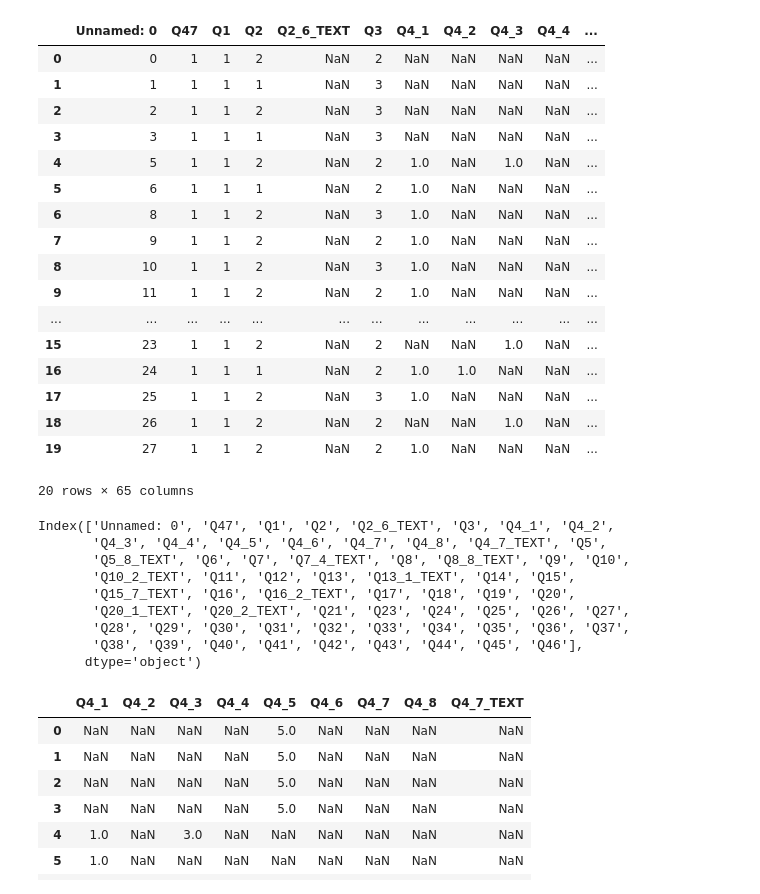
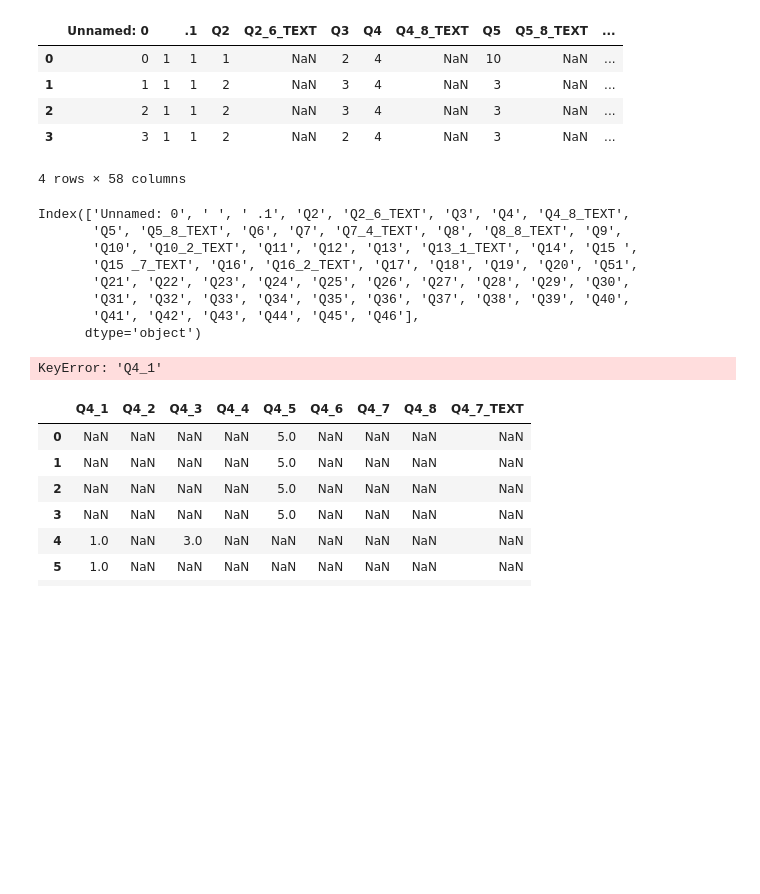
Before and after one commit to lozo6/slp-survey-analytics, a Jupyter notebook: enhance.ipynb, the cells around one changed output. Cells and saved outputs as stored; diff of their text form; code cells hidden in the pictures; blank space fills up the shorter version.

```diff
--- a/enhance.ipynb
+++ b/enhance.ipynb
@@ -2,38 +2,25 @@
 import pandas as pd
 import numpy as np
 # %%
-df = pd.read_csv('data/newEnglishSLP.csv')
+df = pd.read_csv('data/newSpanishSLP.csv')
 df
 # %% [output]
-|  | Unnamed: 0 | Q47 | Q1 | Q2 | Q2_6_TEXT | Q3 | Q4_1 | Q4_2 | Q4_3 | Q4_4 | ... |
-| 0 | 0 | 1 | 1 | 2 | NaN | 2 | NaN | NaN | NaN | NaN | ... |
-| 1 | 1 | 1 | 1 | 1 | NaN | 3 | NaN | NaN | NaN | NaN | ... |
-| 2 | 2 | 1 | 1 | 2 | NaN | 3 | NaN | NaN | NaN | NaN | ... |
-| 3 | 3 | 1 | 1 | 1 | NaN | 3 | NaN | NaN | NaN | NaN | ... |
-| 4 | 5 | 1 | 1 | 2 | NaN | 2 | 1.0 | NaN | 1.0 | NaN | ... |
-| 5 | 6 | 1 | 1 | 1 | NaN | 2 | 1.0 | NaN | NaN | NaN | ... |
-| 6 | 8 | 1 | 1 | 2 | NaN | 3 | 1.0 | NaN | NaN | NaN | ... |
-| 7 | 9 | 1 | 1 | 2 | NaN | 2 | 1.0 | NaN | NaN | NaN | ... |
-| 8 | 10 | 1 | 1 | 2 | NaN | 3 | 1.0 | NaN | NaN | NaN | ... |
-| 9 | 11 | 1 | 1 | 2 | NaN | 2 | 1.0 | NaN | NaN | NaN | ... |
-| ... | ... | ... | ... | ... | ... | ... | ... | ... | ... | ... | ... |
-| 15 | 23 | 1 | 1 | 2 | NaN | 2 | NaN | NaN | 1.0 | NaN | ... |
-| 16 | 24 | 1 | 1 | 1 | NaN | 2 | 1.0 | 1.0 | NaN | NaN | ... |
-| 17 | 25 | 1 | 1 | 2 | NaN | 3 | 1.0 | NaN | NaN | NaN | ... |
-| 18 | 26 | 1 | 1 | 2 | NaN | 2 | NaN | NaN | 1.0 | NaN | ... |
-| 19 | 27 | 1 | 1 | 2 | NaN | 2 | 1.0 | NaN | NaN | NaN | ... |
+|  | Unnamed: 0 |  | .1 | Q2 | Q2_6_TEXT | Q3 | Q4 | Q4_8_TEXT | Q5 | Q5_8_TEXT | ... |
+| 0 | 0 | 1 | 1 | 1 | NaN | 2 | 4 | NaN | 10 | NaN | ... |
+| 1 | 1 | 1 | 1 | 2 | NaN | 3 | 4 | NaN | 3 | NaN | ... |
+| 2 | 2 | 1 | 1 | 2 | NaN | 3 | 4 | NaN | 3 | NaN | ... |
+| 3 | 3 | 1 | 1 | 2 | NaN | 2 | 4 | NaN | 3 | NaN | ... |
-20 rows × 65 columns
+4 rows × 58 columns
 # %%
 df.columns
 # %% [output]
-Index(['Unnamed: 0', 'Q47', 'Q1', 'Q2', 'Q2_6_TEXT', 'Q3', 'Q4_1', 'Q4_2',
-       'Q4_3', 'Q4_4', 'Q4_5', 'Q4_6', 'Q4_7', 'Q4_8', 'Q4_7_TEXT', 'Q5',
-       'Q5_8_TEXT', 'Q6', 'Q7', 'Q7_4_TEXT', 'Q8', 'Q8_8_TEXT', 'Q9', 'Q10',
-       'Q10_2_TEXT', 'Q11', 'Q12', 'Q13', 'Q13_1_TEXT', 'Q14', 'Q15',
-       'Q15_7_TEXT', 'Q16', 'Q16_2_TEXT', 'Q17', 'Q18', 'Q19', 'Q20',
-       'Q20_1_TEXT', 'Q20_2_TEXT', 'Q21', 'Q23', 'Q24', 'Q25', 'Q26', 'Q27',
-       'Q28', 'Q29', 'Q30', 'Q31', 'Q32', 'Q33', 'Q34', 'Q35', 'Q36', 'Q37',
-       'Q38', 'Q39', 'Q40', 'Q41', 'Q42', 'Q43', 'Q44', 'Q45', 'Q46'],
+Index(['Unnamed: 0', ' ', ' .1', 'Q2', 'Q2_6_TEXT', 'Q3', 'Q4', 'Q4_8_TEXT',
+       'Q5', 'Q5_8_TEXT', 'Q6', 'Q7', 'Q7_4_TEXT', 'Q8', 'Q8_8_TEXT', 'Q9',
+       'Q10', 'Q10_2_TEXT', 'Q11', 'Q12', 'Q13', 'Q13_1_TEXT', 'Q14', 'Q15 ',
+       'Q15 _7_TEXT', 'Q16', 'Q16_2_TEXT', 'Q17', 'Q18', 'Q19', 'Q20', 'Q51',
+       'Q21', 'Q22', 'Q23', 'Q24', 'Q25', 'Q26', 'Q27', 'Q28', 'Q29', 'Q30',
+       'Q31', 'Q32', 'Q33', 'Q34', 'Q35', 'Q36', 'Q37', 'Q38', 'Q39', 'Q40',
+       'Q41', 'Q42', 'Q43', 'Q44', 'Q45', 'Q46'],
       dtype='object')
 # %%
 question = ['Q4_1', 'Q4_2', 'Q4_3', 'Q4_4', 'Q4_5', 'Q4_6', 'Q4_7', 'Q4_8', 'Q4_7_TEXT']
@@ -42,6 +29,8 @@ answer = [1, 2, 3, 4, 5, 6, 7, 8, np.nan]
 # %%
 for num in range(len(question)):
     df[question[num]] = df[question[num]].replace(1.0, answer[num])
+# %% [output]
+KeyError: 'Q4_1'
 # %%
 df[question]
 # %% [output]
```
Also changed, not shown: parts of 1 cell of this notebook, 11 other files.
